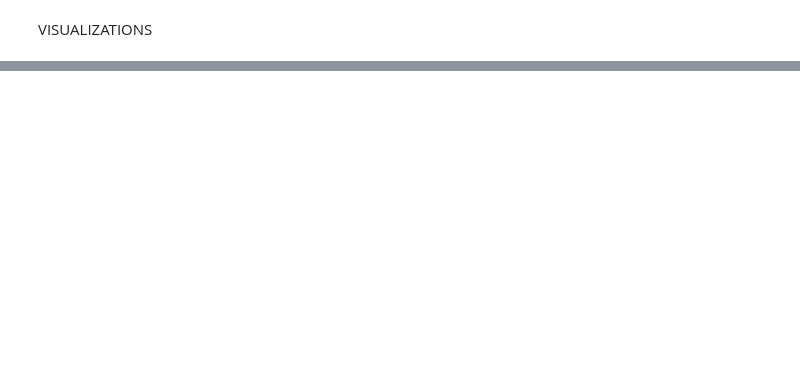
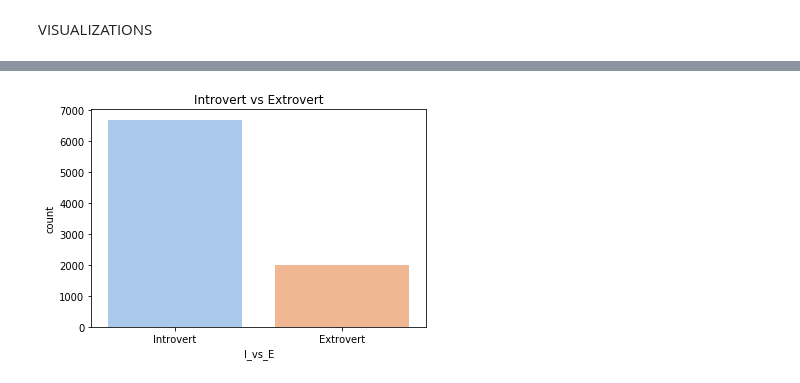
Before and after one commit to jingchliu/Personality-Predictor, a Jupyter notebook: Final_Project_Cleaning_Visualizations/Project 3 MBTI.ipynb, the cells around one changed output, grey strips where cells are left out. Cells and saved outputs as stored; diff of their text form; code cells hidden in the pictures; blank space fills up the shorter version.

```diff
--- a/Final_Project_Cleaning_Visualizations/Project 3 MBTI.ipynb
+++ b/Final_Project_Cleaning_Visualizations/Project 3 MBTI.ipynb
@@ -368,0 +394,8 @@ sns.catplot(x=new_type_data["I_vs_E"], kind="count",
+# %%
+#bar charts for individual personality types
+#introvert vs. extrovert
+I_E = sns.countplot(x="I_vs_E", data=new_type_data, linewidth=5, palette="pastel")
+plt.title("Introvert vs Extrovert")
+plt.savefig("I_vs_E.png")
+# %% [output]
+[figure, added]
```
Also changed, not shown: parts of 15 cells of this notebook, 12 other files.
